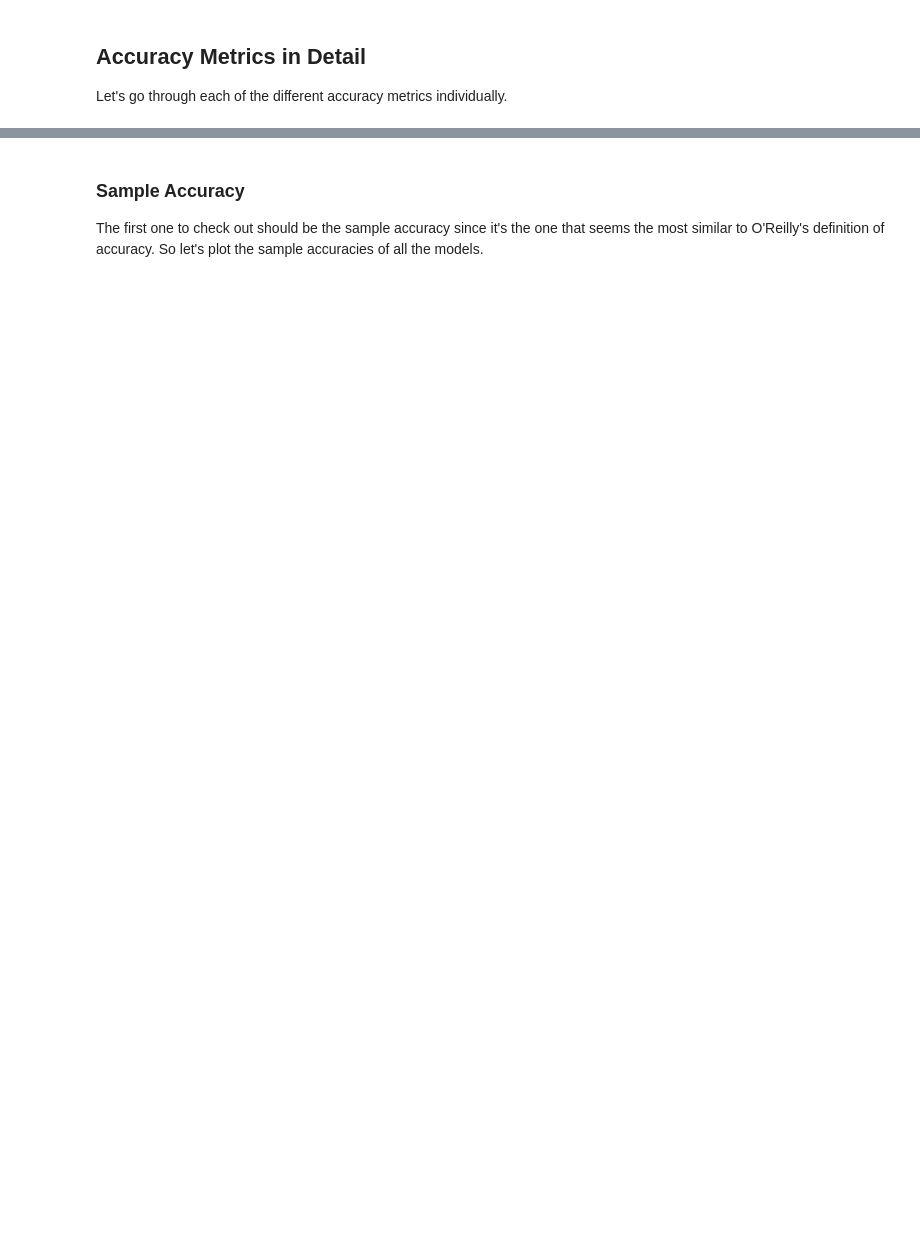
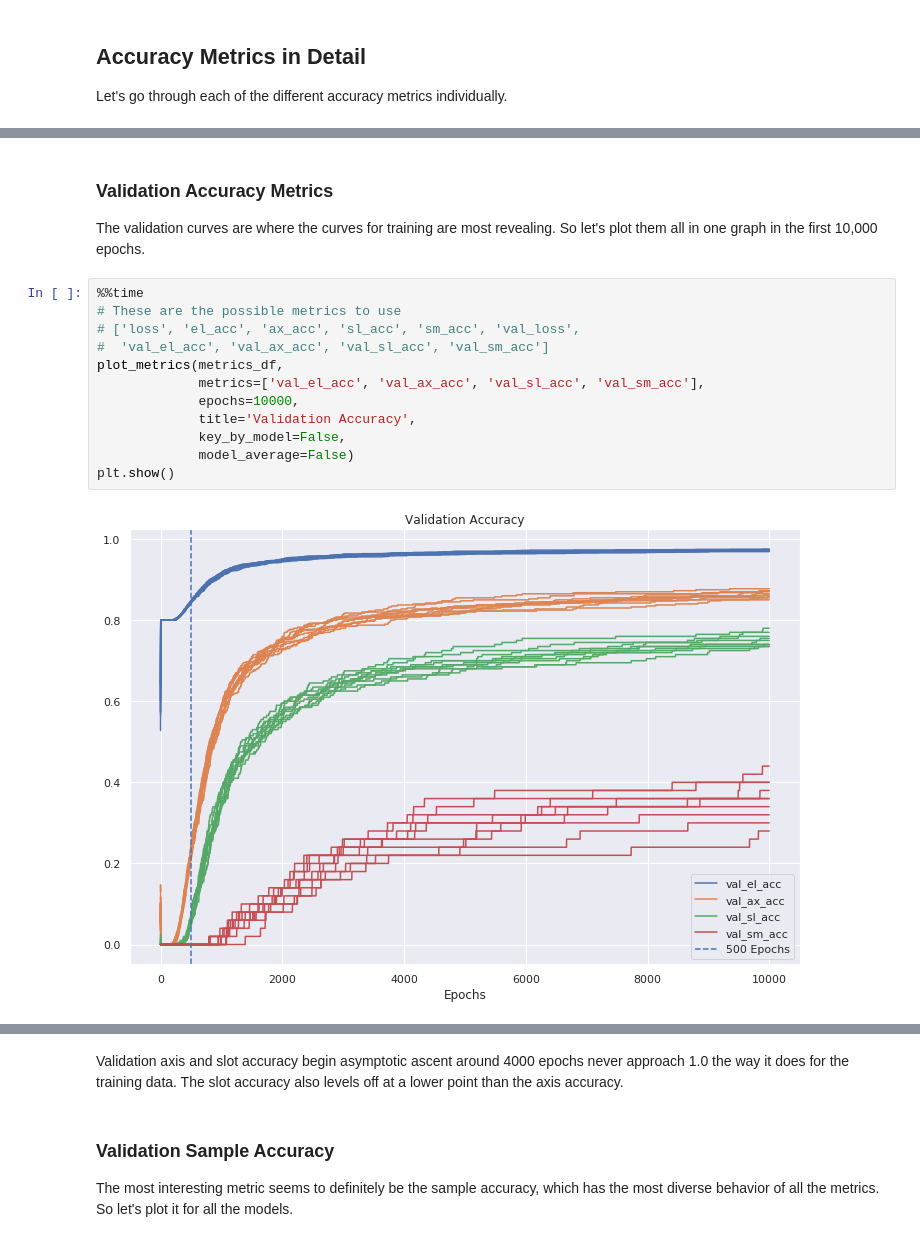
Before and after one commit to apra93/leabra-tf, a Jupyter notebook: docs/source/notebooks/0.3.1-Comparing-Accuracy-Metrics.ipynb, the cells around one changed output, grey strips where cells are left out. Drawn from its saved outputs; the diff is of its cells as text; blank space fills up the shorter version.

```diff
--- a/docs/source/notebooks/0.3.1-Comparing-Accuracy-Metrics.ipynb
+++ b/docs/source/notebooks/0.3.1-Comparing-Accuracy-Metrics.ipynb
@@ -491,0 +564,18 @@ Let's go through each of the different accuracy metrics individually.
+# %% [markdown]
+### Validation Accuracy Metrics
+
+The validation curves are where the curves for training are most revealing. So let's plot them all in one graph in the first 10,000 epochs.
+# %%
+%%time
+# These are the possible metrics to use
+# ['loss', 'el_acc', 'ax_acc', 'sl_acc', 'sm_acc', 'val_loss',
+#  'val_el_acc', 'val_ax_acc', 'val_sl_acc', 'val_sm_acc']
+plot_metrics(metrics_df,
+             metrics=['val_el_acc', 'val_ax_acc', 'val_sl_acc', 'val_sm_acc'],
+             epochs=10000,
+             title='Validation Accuracy',
+             key_by_model=False,
+             model_average=False)
+plt.show()
+# %% [output]
+[figure, added]
@@ -492,4 +584,6 @@ Let's go through each of the different accuracy metrics individually.
+# %% [markdown]
+Validation axis and slot accuracy begin asymptotic ascent around 4000 epochs never approach 1.0 the way it does for the training data. The slot accuracy also levels off at a lower point than the axis accuracy.
 # %% [markdown]
-### Sample Accuracy
+### Validation Sample Accuracy
 
-The first one to check out should be the sample accuracy since it's the one that seems the most similar to O'Reilly's definition of accuracy. So let's plot the sample accuracies of all the models.
+The most interesting metric seems to definitely be the sample accuracy, which has the most diverse behavior of all the metrics. So let's plot it for all the models.
```
Also changed, not shown: parts of 25 cells of this notebook.
